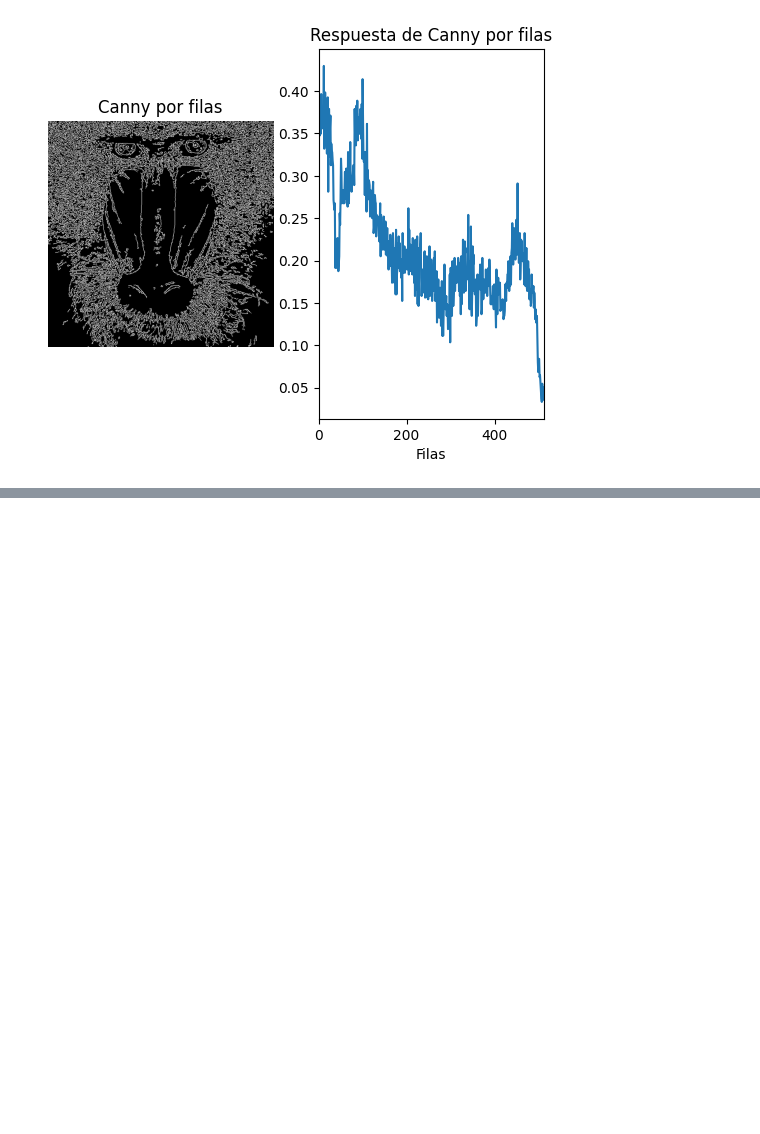
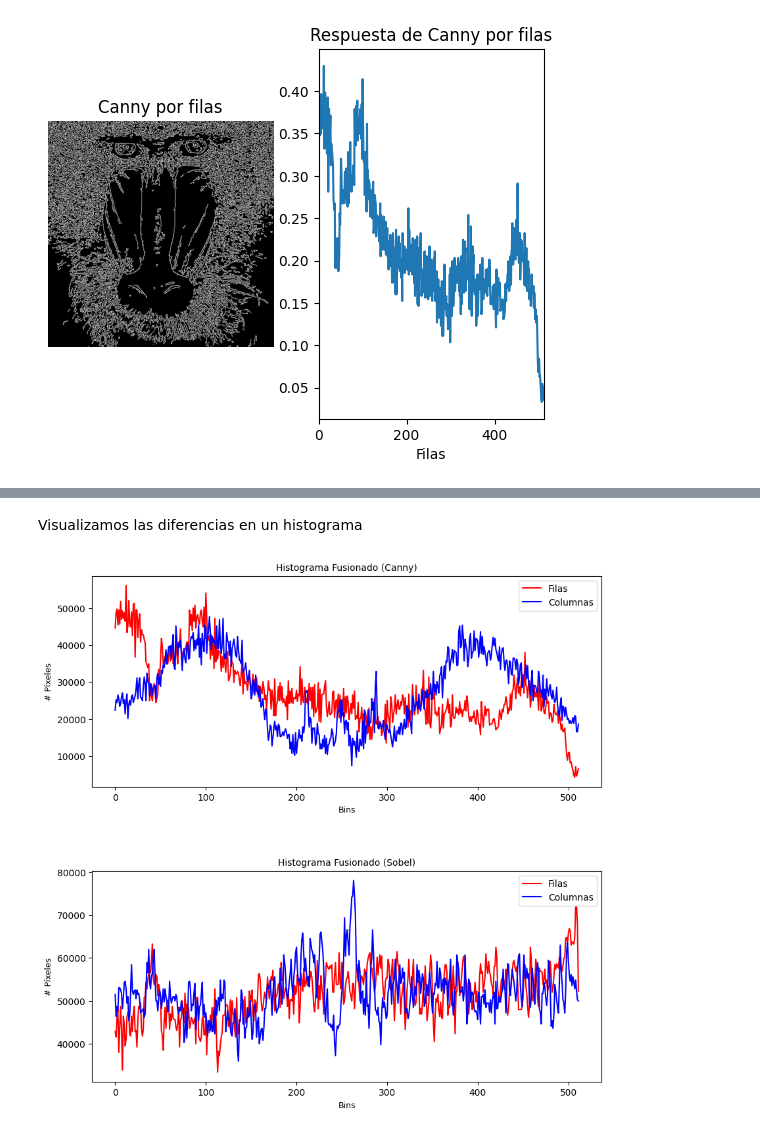
Before and after one commit to kratoscordoba7/VCP2, a Jupyter notebook: VC_P2_excercise_2.ipynb, the cells around one changed output, grey strips where cells are left out. Drawn from its saved outputs; the diff is of its cells as text; code cells hidden in the pictures; blank space fills up the shorter version.

```diff
--- a/VC_P2_excercise_2.ipynb
+++ b/VC_P2_excercise_2.ipynb
@@ -102,0 +165,37 @@ TAREA: Aplica umbralizado a la imagen resultante de Sobel (convertida a 8 bits),
+# %% [markdown]
+Visualizamos las diferencias en un histograma
+# %%
+# Función para calcular el histograma fusionado de filas y columnas
+def HistogramaFusionado(ax, hist_filas, hist_columnas, titulo):
+    ax.set_title(titulo, fontsize=10)
+    ax.set_xlabel("Bins", fontsize=9)
+    ax.set_ylabel("# Píxeles", fontsize=9)
+
+    # Graficar histogramas fusionados
+    ax.plot(hist_filas, color='red', label='Filas')
+    ax.plot(hist_columnas, color='blue', label='Columnas')
+    ax.legend()
+
+# Crear una figura con 2 filas y 1 columna
+fig, axes = plt.subplots(2, 1, figsize=(10, 10))  # Dos filas y una columna
+
+# Histograma fusionado de Canny
+hist_filas_canny = cv2.reduce(canny, 1, cv2.REDUCE_SUM, dtype=cv2.CV_32S).flatten()
+hist_columnas_canny = cv2.reduce(canny, 0, cv2.REDUCE_SUM, dtype=cv2.CV_32S).flatten()
+
+# Graficar histograma fusionado de Canny
+HistogramaFusionado(axes[0], hist_filas_canny, hist_columnas_canny, "Histograma Fusionado (Canny)")
+
+# Histograma fusionado de Sobel
+hist_filas_sobel = cv2.reduce(imagenUmbralizada, 1, cv2.REDUCE_SUM, dtype=cv2.CV_32S).flatten()
+hist_columnas_sobel = cv2.reduce(imagenUmbralizada, 0, cv2.REDUCE_SUM, dtype=cv2.CV_32S).flatten()
+
+# Graficar histograma fusionado de Sobel
+HistogramaFusionado(axes[1], hist_filas_sobel, hist_columnas_sobel, "Histograma Fusionado (Sobel)")
+
+# Ajustar espaciado entre las imágenes
+plt.subplots_adjust(wspace=0.3, hspace=0.4)
+
+plt.show()
+# %% [output]
+[figure, added]
```
Also changed, not shown: parts of 6 cells of this notebook.
